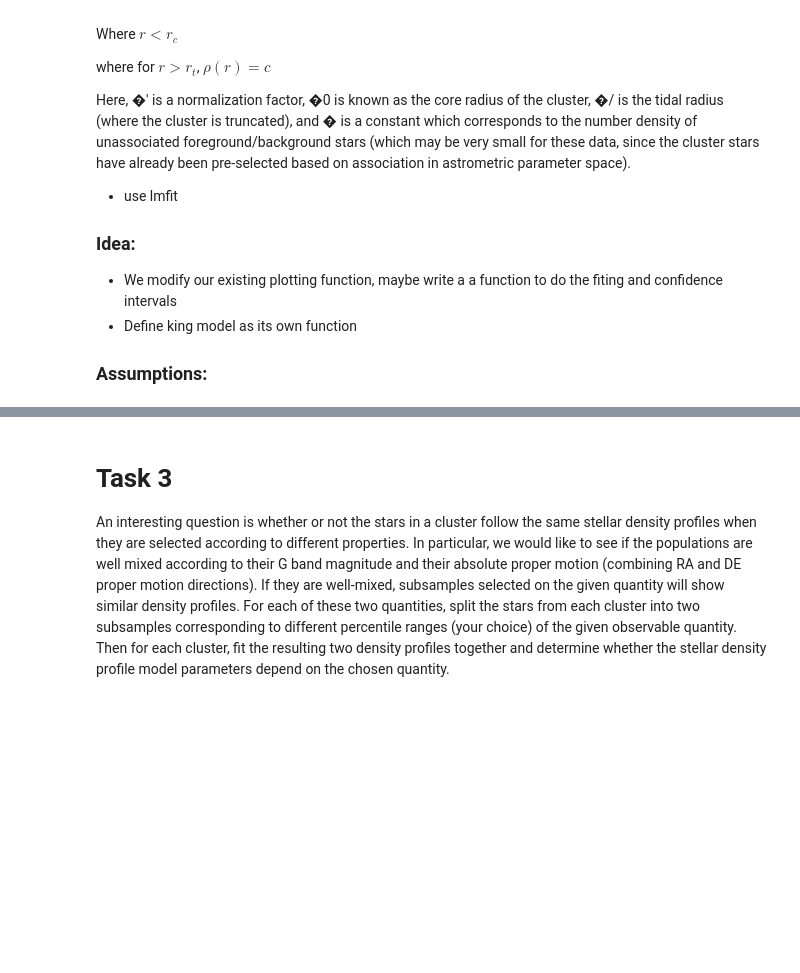
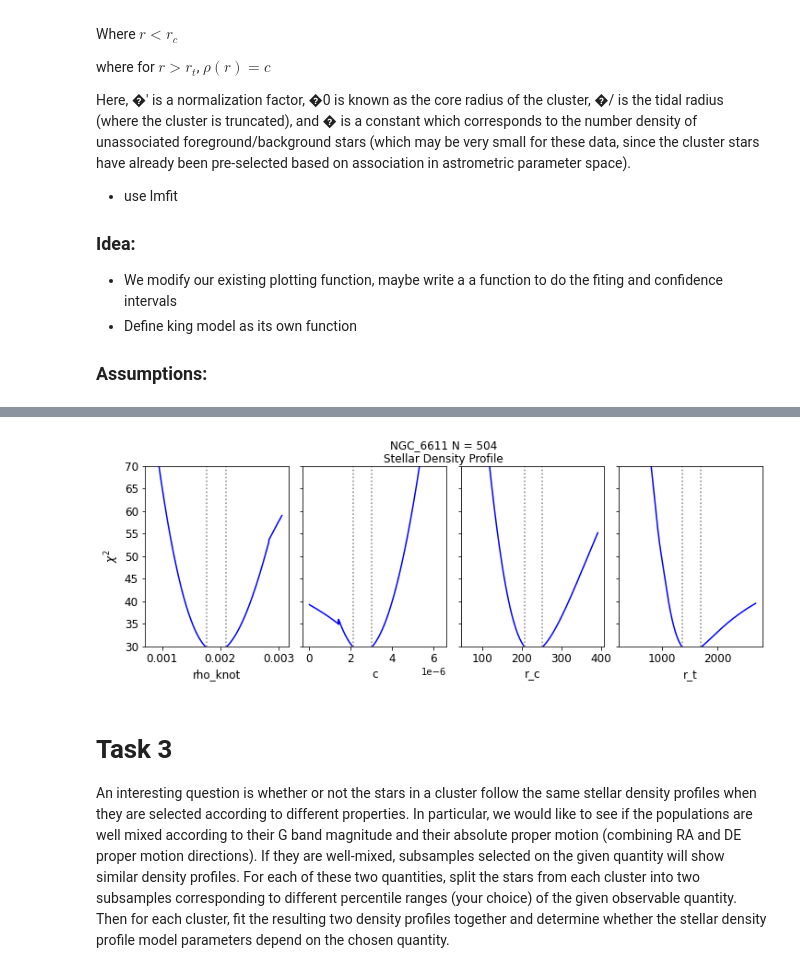
Before and after one commit to afinemax/stat_meth, a Jupyter notebook: assignments/a3/a3_max_fine.ipynb, the cells around one changed output, grey strips where cells are left out. Drawn from its saved outputs; the diff is of its cells as text; code cells hidden in the pictures; blank space fills up the shorter version.

Commit message:
worked on the confidence intervals and plots

```diff
--- a/assignments/a3/a3_max_fine.ipynb
+++ b/assignments/a3/a3_max_fine.ipynb
@@ -403,6 +382,6 @@ def fit_and_plot_king(stars_df, cluster_name, print_output= True, plot=True):
 # %%
-for cluster_name in assigned_clusters:
-    fit_and_plot_king(stars_df, cluster_name, print_output=True)
+for cluster_name in assigned_clusters[0:1]:
+    result, xdata,ydata,yerrs  = fit_and_plot_king(stars_df, cluster_name, print_output=True, plot=True)
 # %% [output]
 [[Fit Statistics]]
     # fitting method   = leastsq
@@ -515,0 +489,73 @@ The goodness of fit is:  0.9116099764805079
+# %%
+### Confidence intervals
+# aprox ~2 min run per cluster
+
+result = result # need to change for each cluster
+
+model = king_model
+par_names = ['gam0','E0','N'] # Names of parameters in Parameters object
+
+param_guess = {'rho_knot': 1, 'c': 1e-5, 'r_c': 500, 'r_t': 1000}
+par_names = list(param_guess.keys())
+n_steps = 1000  # Number of steps in our grids
+# Ranges for each parameter - should aim for a few times times 1-sigma error estimated from covariance
+# We can specify by hand or use the values from the original minimize result if available:
+par_ranges = []
+for i, par_name in enumerate(par_names):
+    # range min/max are best-fitting value -/+ four times the estimated 1-sigma error from variances
+    # (diagonals of covariance matrix)
+
+
+    par_min = result.params.valuesdict()[par_name] - 4*np.sqrt(result.covar[i,i])
+    par_max = result.params.valuesdict()[par_name] + 4*np.sqrt(result.covar[i,i])
+
+    # need to set if statement for bounds
+    # we do not want any negative bounds on physicial grounds
+    if par_min < 0:
+        par_min =0
+
+    par_ranges.append([par_min,par_max])
+#par_ranges = [[109,112],[175,177],[204,206]]   # if specified by hand
+print("Parameter ranges for grid:",par_ranges)
+# For convenience when plotting we will store our results in arrays, which we now set up:
+a_best = np.zeros(len(par_ranges))
+minchisq = np.zeros(len(par_ranges))
+a_grid = np.zeros((len(par_ranges),n_steps))
+chisq_grid = np.zeros((len(par_ranges),n_steps))
+a_int = np.zeros((len(par_ranges),2))
+
+delchisq = 1.0  # For 1-sigma errors for a single parameter
+
+# Now do the grid calculation for each parameter:
+for i, par_range in enumerate(par_ranges):
+    params = Parameters()
+    for param_name, param_value in param_guess.items():
+        value = result.params.valuesdict()[par_name]
+        params.add(param_name, value=value)
+    a_best[i], minchisq[i], a_grid[i,:], chisq_grid[i,:] = grid1d_chisqmin(par_names[i],par_range,n_steps,params,model,
+                             xdata,ydata,yerrs)
+
+    a_int[i,:] = calc_error_chisq(delchisq,a_best[i],minchisq[i],a_grid[i,:],chisq_grid[i,:])
+    print('MLE '+par_names[i]+':',str(a_best[i]),
+          'with errors:',str((a_int[i,:]-a_best[i])))
+
+# Now plot along with a cross to mark the MLE and dotted lines to show the 1-sigma intervals
+par_xlabels = [r'$\Gamma_{0}$ (MeV)',r'$E_{0}$ (MeV)',r'$N$ (mb)']
+par_xlabels = par_names
+fig, (ax1, ax2, ax3, ax4,) = plt.subplots(1,4, figsize=(12,4), sharey=True)
+fig.subplots_adjust(left=None, bottom=0.2, right=None, top=None, wspace=0.1, hspace=None)
+for i, ax in enumerate([ax1, ax2, ax3, ax4]):
+    ax.plot(a_grid[i,:],chisq_grid[i,:],color='blue')
+    ax.scatter(a_best[i],minchisq[i],marker='+',color='blue')
+    ax.vlines(a_int[i,:],ymin=30,ymax=100,color='gray',linestyle='dotted')
+    ax.set_xlabel(par_xlabels[i],fontsize=12)
+    ax.tick_params(axis='both', which='both', labelsize=12)
+ax1.set_ylabel(r'$\chi^{2}$',fontsize=12)
+ax1.set_ylim(30,70)
+
+
+source_distance = stars_df[stars_df['Name'] == cluster_name]['radial_separation_arcsec'] # arcsec
+
+plt.suptitle(cluster_name + ' N = '+ str(len(source_distance)) + '\nStellar Density Profile', size=12)
+plt.show()
+# %% [output]
@@ -516,3 +567,4 @@ The goodness of fit is:  0.9116099764805079
+[figure, added]
 # %% [markdown]
 # Task 3
 An interesting question is whether or not the stars in a cluster follow the same stellar density profiles
```
Also changed, not shown: parts of 6 cells of this notebook.
